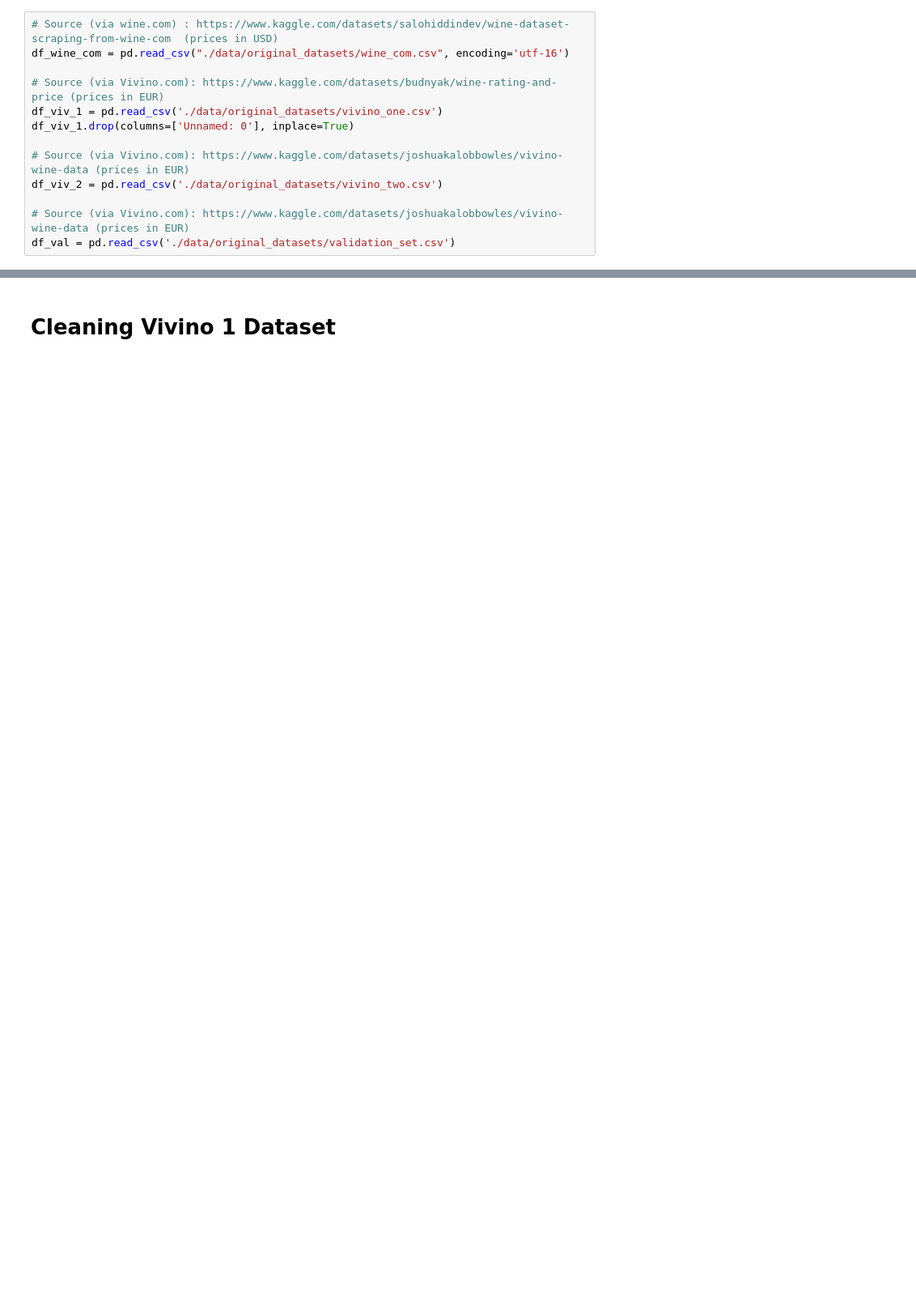
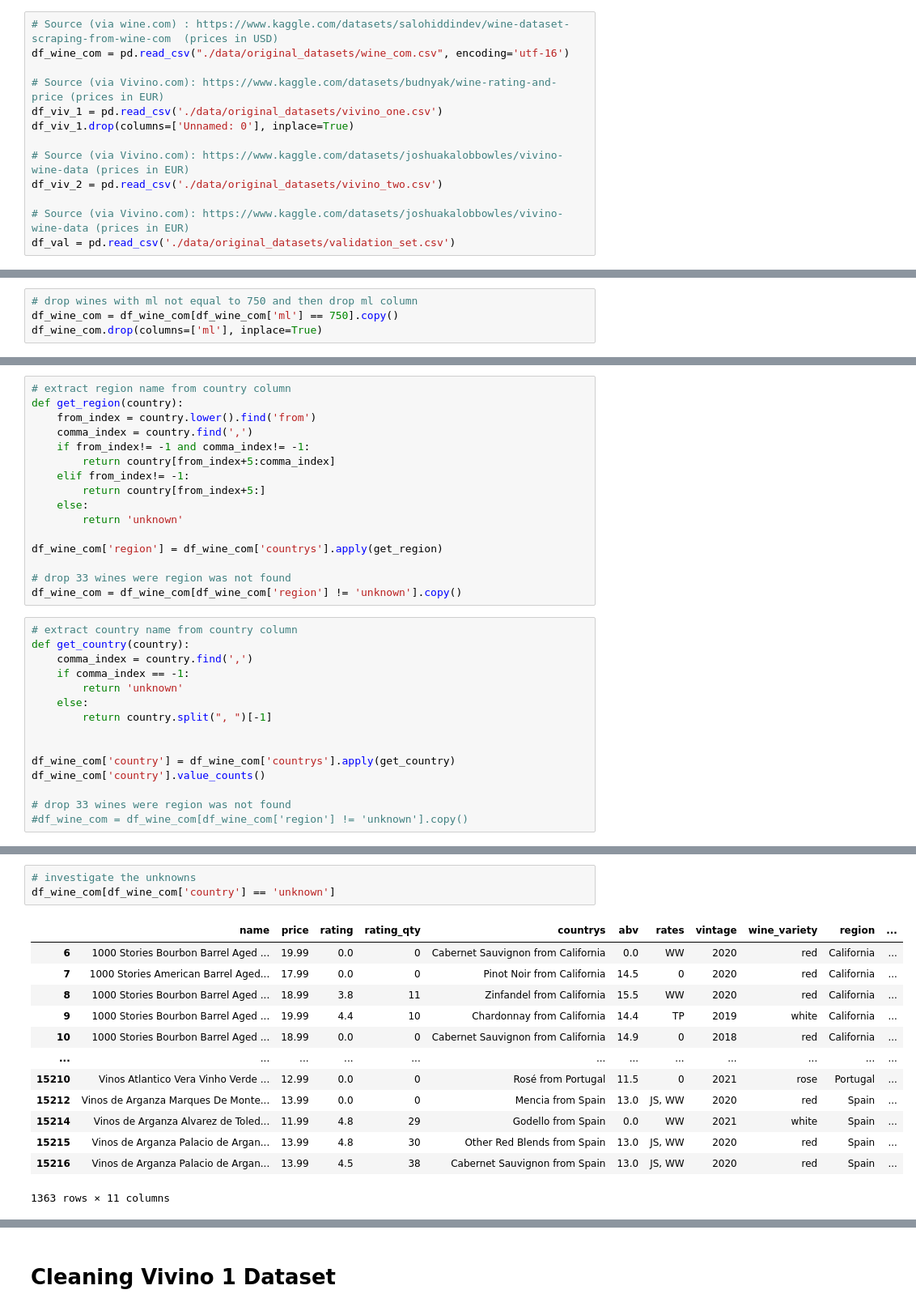
Before and after one commit to acdaniel864/capstone, a Jupyter notebook: 01_data_cleaning.ipynb, the cells around one changed output, grey strips where cells are left out. Shown: that part at 81% size. Cells and saved outputs as stored; diff of their text form; blank space fills up the shorter version.

```diff
--- a/01_data_cleaning.ipynb
+++ b/01_data_cleaning.ipynb
@@ -29,0 +143,4 @@ df_wine_com.head()
+# %%
+# drop wines with ml not equal to 750 and then drop ml column
+df_wine_com = df_wine_com[df_wine_com['ml'] == 750].copy()
+df_wine_com.drop(columns=['ml'], inplace=True)
@@ -29,0 +153,31 @@ df_wine_com.head()
+# %%
+# extract region name from country column
+def get_region(country):
+    from_index = country.lower().find('from')
+    comma_index = country.find(',')
+    if from_index!= -1 and comma_index!= -1:
+        return country[from_index+5:comma_index]
+    elif from_index!= -1:
+        return country[from_index+5:]
+    else:
+        return 'unknown'
+
+df_wine_com['region'] = df_wine_com['countrys'].apply(get_region)
+
+# drop 33 wines were region was not found
+df_wine_com = df_wine_com[df_wine_com['region'] != 'unknown'].copy()
+# %%
+# extract country name from country column
+def get_country(country):
+    comma_index = country.find(',')
+    if comma_index == -1:
+        return 'unknown'
+    else:
+        return country.split(", ")[-1]
+
+
+df_wine_com['country'] = df_wine_com['countrys'].apply(get_country)
+df_wine_com['country'].value_counts()
+
+# drop 33 wines were region was not found
+#df_wine_com = df_wine_com[df_wine_com['region'] != 'unknown'].copy()
@@ -29,0 +205,17 @@ df_wine_com.head()
+# %%
+# investigate the unknowns
+df_wine_com[df_wine_com['country'] == 'unknown']
+# %% [output]
+|  | name | price | rating | rating_qty | countrys | abv | rates | vintage | wine_variety | region | ... |
+| 6 | 1000 Stories Bourbon Barrel Aged ... | 19.99 | 0.0 | 0 | Cabernet Sauvignon from California | 0.0 | WW | 2020 | red | California | ... |
+| 7 | 1000 Stories American Barrel Aged... | 17.99 | 0.0 | 0 | Pinot Noir from California | 14.5 | 0 | 2020 | red | California | ... |
+| 8 | 1000 Stories Bourbon Barrel Aged ... | 18.99 | 3.8 | 11 | Zinfandel from California | 15.5 | WW | 2020 | red | California | ... |
+| 9 | 1000 Stories Bourbon Barrel Aged ... | 19.99 | 4.4 | 10 | Chardonnay from California | 14.4 | TP | 2019 | white | California | ... |
+| 10 | 1000 Stories Bourbon Barrel Aged ... | 18.99 | 0.0 | 0 | Cabernet Sauvignon from California | 14.9 | 0 | 2018 | red | California | ... |
+| ... | ... | ... | ... | ... | ... | ... | ... | ... | ... | ... | ... |
+| 15210 | Vinos Atlantico Vera Vinho Verde ... | 12.99 | 0.0 | 0 | Rosé from Portugal | 11.5 | 0 | 2021 | rose | Portugal | ... |
+| 15212 | Vinos de Arganza Marques De Monte... | 13.99 | 0.0 | 0 | Mencia from Spain | 13.0 | JS, WW | 2020 | red | Spain | ... |
+| 15214 | Vinos de Arganza Alvarez de Toled... | 11.99 | 4.8 | 29 | Godello from Spain | 0.0 | WW | 2021 | white | Spain | ... |
+| 15215 | Vinos de Arganza Palacio de Argan... | 13.99 | 4.8 | 30 | Other Red Blends from Spain | 13.0 | JS, WW | 2020 | red | Spain | ... |
+| 15216 | Vinos de Arganza Palacio de Argan... | 13.99 | 4.5 | 38 | Cabernet Sauvignon from Spain | 13.0 | JS, WW | 2020 | red | Spain | ... |
+1363 rows × 11 columns
```
Also changed, not shown: parts of 27 cells of this notebook, 1 other file.
